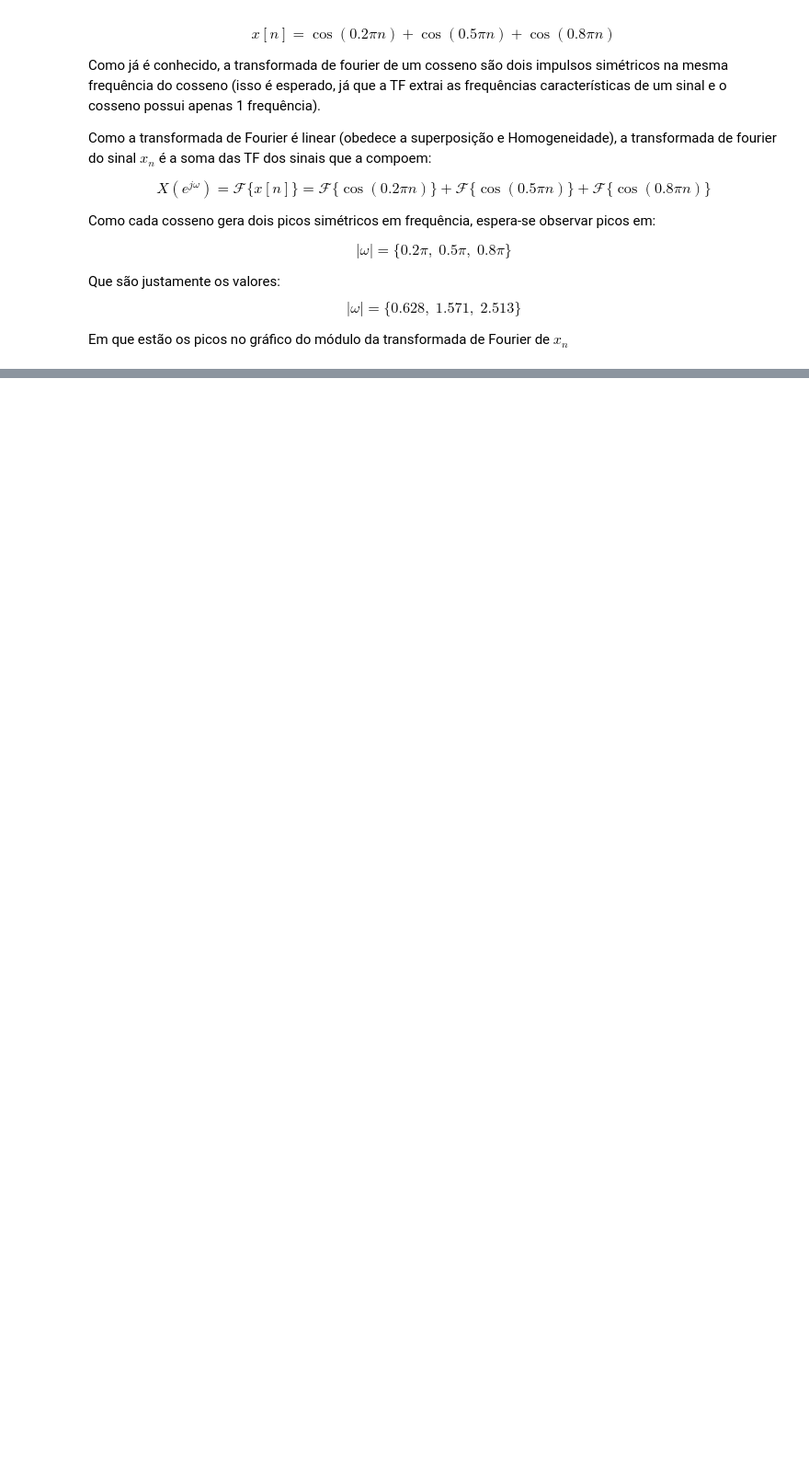
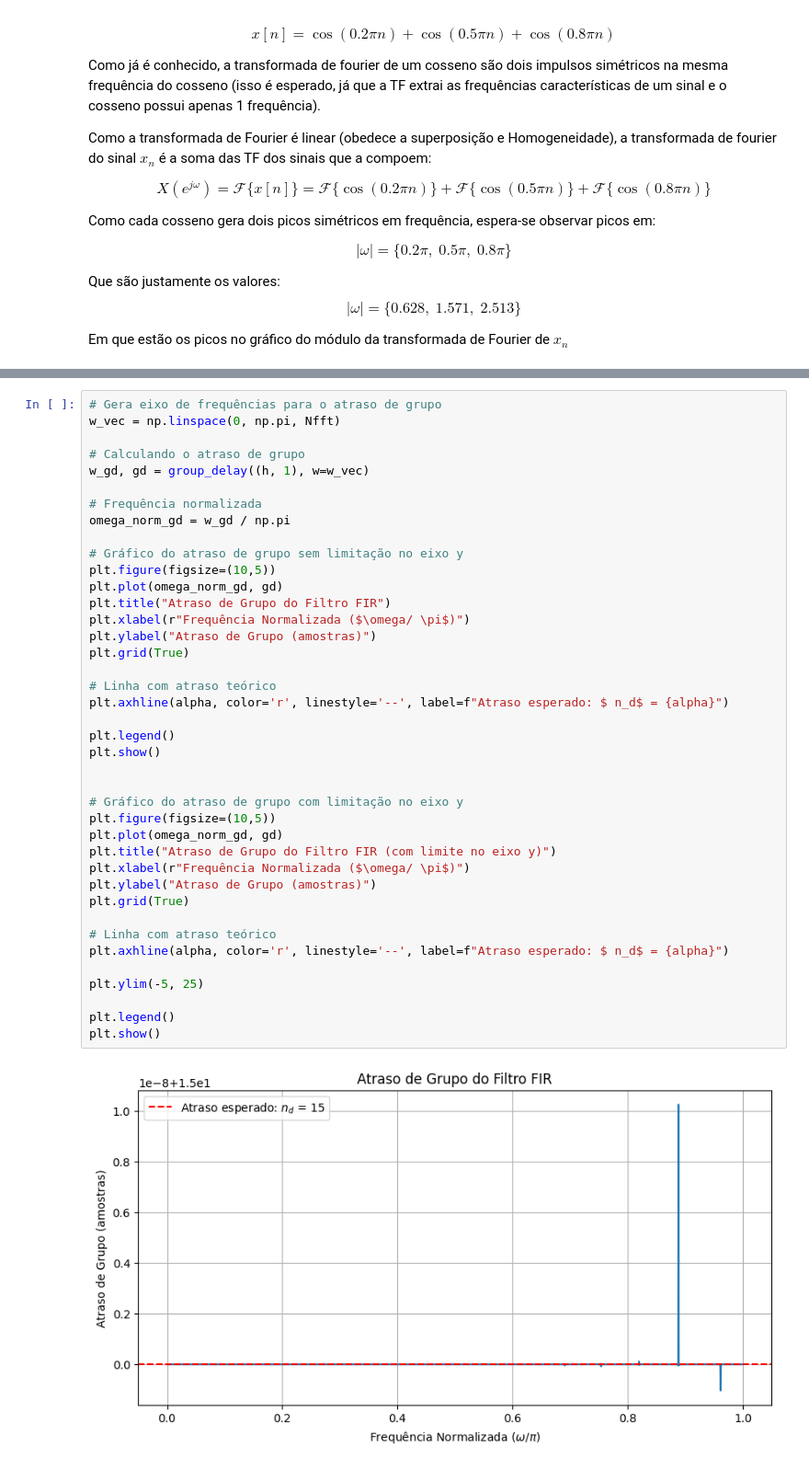
Before and after one commit to RyamLael/Processamento-digital-de-sinais, a Jupyter notebook: trabalho 01 - Filtros de Fase Linear e Janelamento.ipynb, the cells around one changed output, grey strips where cells are left out. Shown at 92% size. Drawn from its saved outputs; the diff is of its cells as text; blank space fills up the shorter version.

```diff
--- a/trabalho 01 - Filtros de Fase Linear e Janelamento.ipynb
+++ b/trabalho 01 - Filtros de Fase Linear e Janelamento.ipynb
@@ -104,0 +213,42 @@ módulo da Resposta em Frequência  está de acordo com o esperado.
+# %%
+# Gera eixo de frequências para o atraso de grupo
+w_vec = np.linspace(0, np.pi, Nfft)
+
+# Calculando o atraso de grupo
+w_gd, gd = group_delay((h, 1), w=w_vec)
+
+# Frequência normalizada
+omega_norm_gd = w_gd / np.pi
+
+# Gráfico do atraso de grupo sem limitação no eixo y
+plt.figure(figsize=(10,5))
+plt.plot(omega_norm_gd, gd)
+plt.title("Atraso de Grupo do Filtro FIR")
+plt.xlabel(r"Frequência Normalizada ($\omega/ \pi$)")
+plt.ylabel("Atraso de Grupo (amostras)")
+plt.grid(True)
+
+# Linha com atraso teórico
+plt.axhline(alpha, color='r', linestyle='--', label=f"Atraso esperado: $ n_d$ = {alpha}")
+
+plt.legend()
+plt.show()
+
+
+# Gráfico do atraso de grupo com limitação no eixo y
+plt.figure(figsize=(10,5))
+plt.plot(omega_norm_gd, gd)
+plt.title("Atraso de Grupo do Filtro FIR (com limite no eixo y)")
+plt.xlabel(r"Frequência Normalizada ($\omega/ \pi$)")
+plt.ylabel("Atraso de Grupo (amostras)")
+plt.grid(True)
+
+# Linha com atraso teórico
+plt.axhline(alpha, color='r', linestyle='--', label=f"Atraso esperado: $ n_d$ = {alpha}")
+
+plt.ylim(-5, 25)
+
+plt.legend()
+plt.show()
+# %% [output]
+[figure, added]
```
Also changed, not shown: parts of 39 cells of this notebook.
